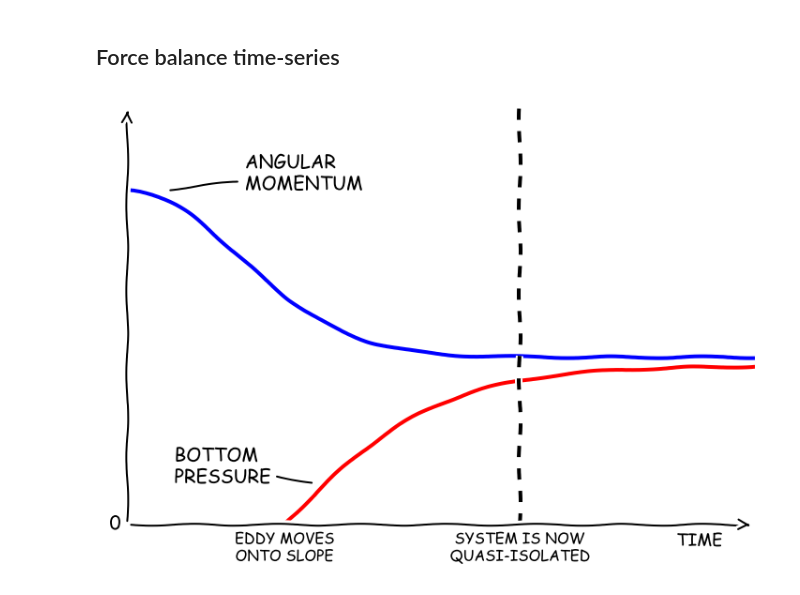
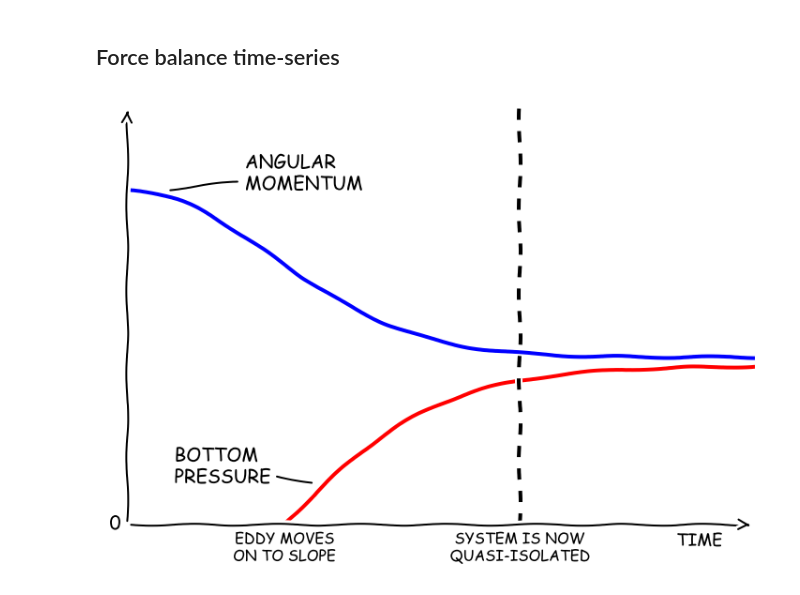
Before and after one commit to dcherian/xkcd-like-schematic, a Jupyter notebook: schematics.ipynb, the cells around one changed output. Drawn from its saved outputs; the diff is of its cells as text; code cells hidden in the pictures.

```diff
--- a/schematics.ipynb
+++ b/schematics.ipynb
@@ -14,7 +14,7 @@ mpl.rcParams['savefig.dpi'] = 2 * mpl.rcParams['savefig.dpi']
 ## Force balance time-series
 # %%
 t = np.linspace(0,4,100)
-am = 2 + 2 * np.exp(-t**2)
+am = 2 + 2 * np.exp(-(t/1.3)**2)
 pbot = 1.9 * np.tanh(t-1)
 
 with plt.xkcd():
@@ -28,33 +28,33 @@ with plt.xkcd():
     ax = plt.gca()
     xtickloc = 2.5
     plt.xticks([1, xtickloc])
     plt.yticks([0])
     plt.axvline(xtickloc, color='k', linestyle='--')
     ax.xaxis.set_tick_params(top='off', bottom='off')
     ax.yaxis.set_tick_params(left='off', right='off')
-    ax.xaxis.set_ticklabels(['EDDY MOVES\nONTO SLOPE',
+    ax.xaxis.set_ticklabels(['EDDY MOVES\nON TO SLOPE',
                              'SYSTEM IS NOW\nQUASI-ISOLATED'], size=8)
 
     # Easiest to draw axes as arrows using plt.annotate()
     plt.box(None)
     xlim = plt.xlim();
     ylim = plt.ylim();
     plt.annotate('', xy=[xlim[1],ylim[0]], xytext=[0,0],
                 arrowprops=dict(arrowstyle='->'))
     plt.annotate('', xy=[xlim[0],ylim[1]], xytext=[0,0],
                 arrowprops=dict(arrowstyle='->'))
 
     # fake x-axis label
     dx=0.5; dy=0.25;
     loc = [xlim[1]-dx, ylim[0]-dy];
     plt.text(loc[0], loc[1], 'TIME', size=9)
 
     # label lines
     plt.annotate('ANGULAR\nMOMENTUM', xy=[0.25,4], xytext=[0.75,4],
                 arrowprops=dict(arrowstyle='-'), size=10)
     plt.annotate('BOTTOM\nPRESSURE', xy=[1.2,0.50], xytext=[0.3,0.5],
                 arrowprops=dict(arrowstyle='-'), size=10)
 
-    plt.savefig('images/force-schematic.png', bbox_inches='tight')
+    plt.savefig('../images/force-schematic.png', bbox_inches='tight')
 # %% [output]
-[figure, old version]
+[figure, new version]
```
